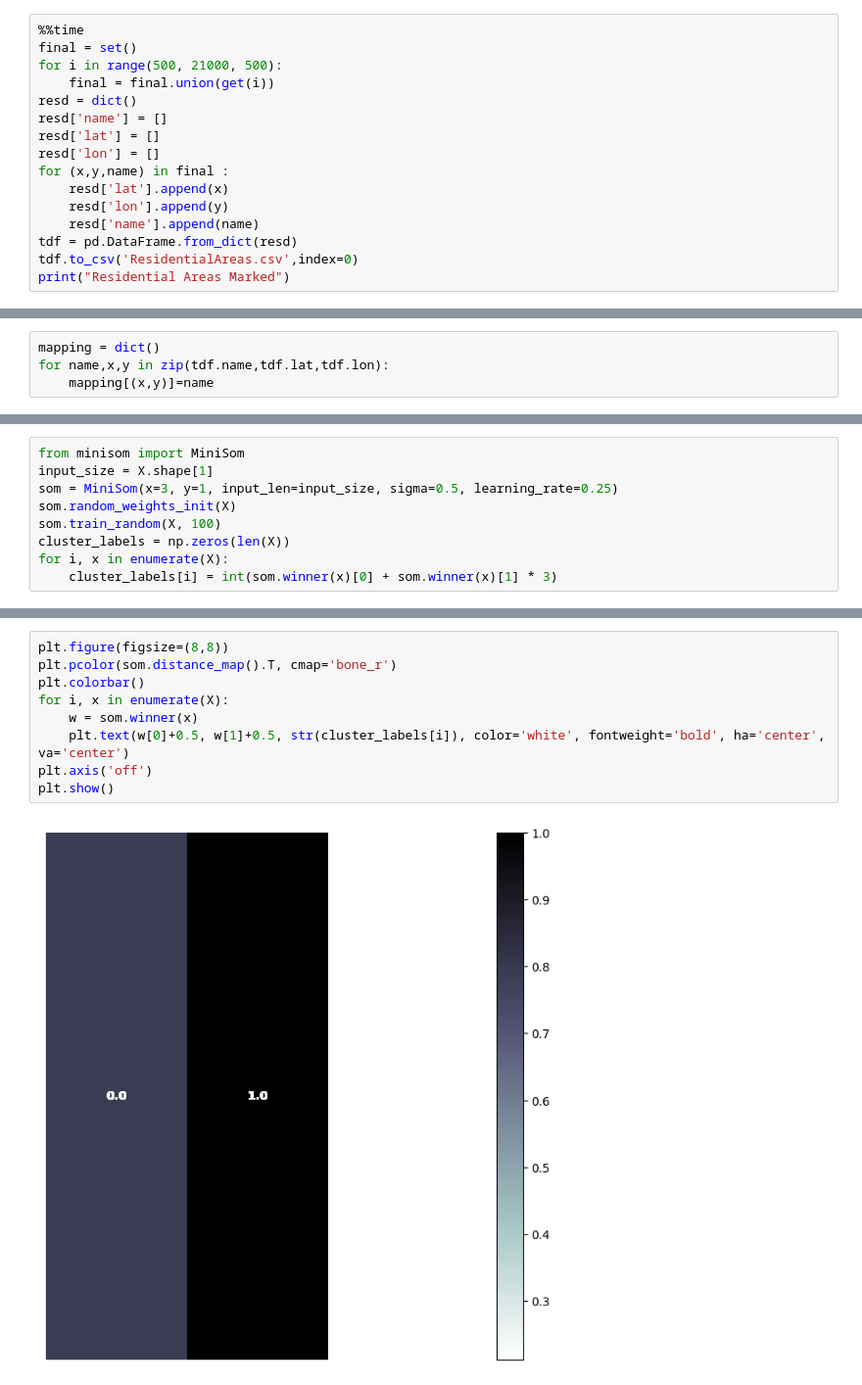
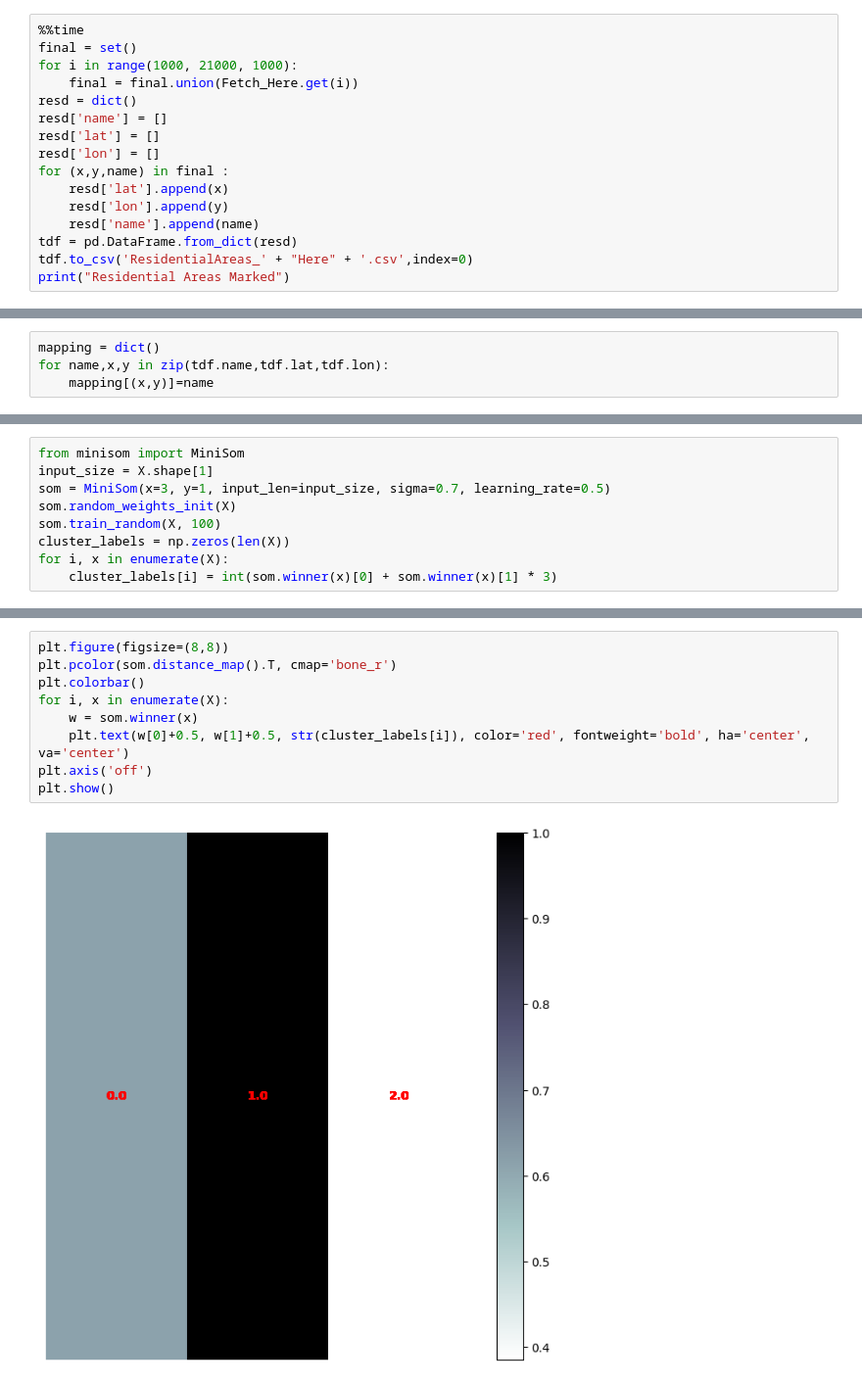
Before and after one commit to PerfectoZ/Geolocational-Data-Analysis, a Jupyter notebook: GDA.ipynb, the cells around one changed output, grey strips where cells are left out. Shown at 98% size. Saved outputs shown, nothing was run; the diff lists cells and outputs as text.

```diff
--- a/GDA.ipynb
+++ b/GDA.ipynb
@@ -9,8 +10,8 @@ from Fetch import *
 # %%
 %%time
 final = set()
-for i in range(500, 21000, 500):
-    final = final.union(get(i))
+for i in range(1000, 21000, 1000):
+    final = final.union(Fetch_Here.get(i))
 resd = dict()
 resd['name'] = []
 resd['lat'] = []
@@ -20,7 +21,7 @@ for (x,y,name) in final :
     resd['lon'].append(y)
     resd['name'].append(name)
 tdf = pd.DataFrame.from_dict(resd)
-tdf.to_csv('ResidentialAreas.csv',index=0)
+tdf.to_csv('ResidentialAreas_' + "Here" + '.csv',index=0)
 print("Residential Areas Marked")
 # %% [output]
 Residential Areas Marked
@@ -114,7 +115,7 @@ this_map
 # %%
 from minisom import MiniSom
 input_size = X.shape[1]
-som = MiniSom(x=3, y=1, input_len=input_size, sigma=0.5, learning_rate=0.25)
+som = MiniSom(x=3, y=1, input_len=input_size, sigma=0.7, learning_rate=0.5)
 som.random_weights_init(X)
 som.train_random(X, 100)
 cluster_labels = np.zeros(len(X))
@@ -188,11 +187,11 @@ Metro Station: 0.0
 # %%
 plt.figure(figsize=(8,8))
 plt.pcolor(som.distance_map().T, cmap='bone_r')
 plt.colorbar()
 for i, x in enumerate(X):
     w = som.winner(x)
-    plt.text(w[0]+0.5, w[1]+0.5, str(cluster_labels[i]), color='white', fontweight='bold', ha='center', va='center')
+    plt.text(w[0]+0.5, w[1]+0.5, str(cluster_labels[i]), color='red', fontweight='bold', ha='center', va='center')
 plt.axis('off')
 plt.show()
 # %% [output]
-[figure, old version]
+[figure, new version]
```
Also changed, not shown: parts of 10 cells of this notebook, 8 other files.
